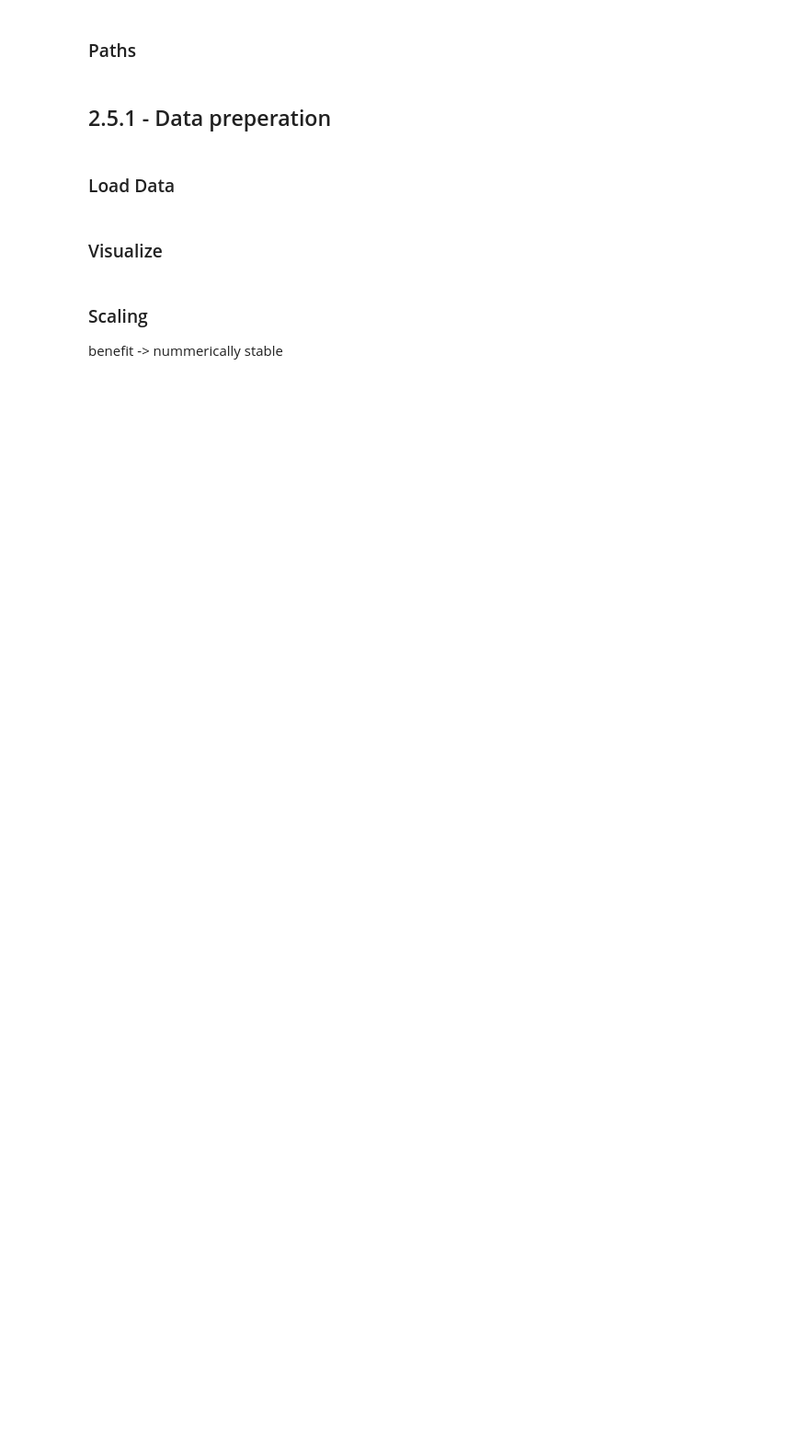
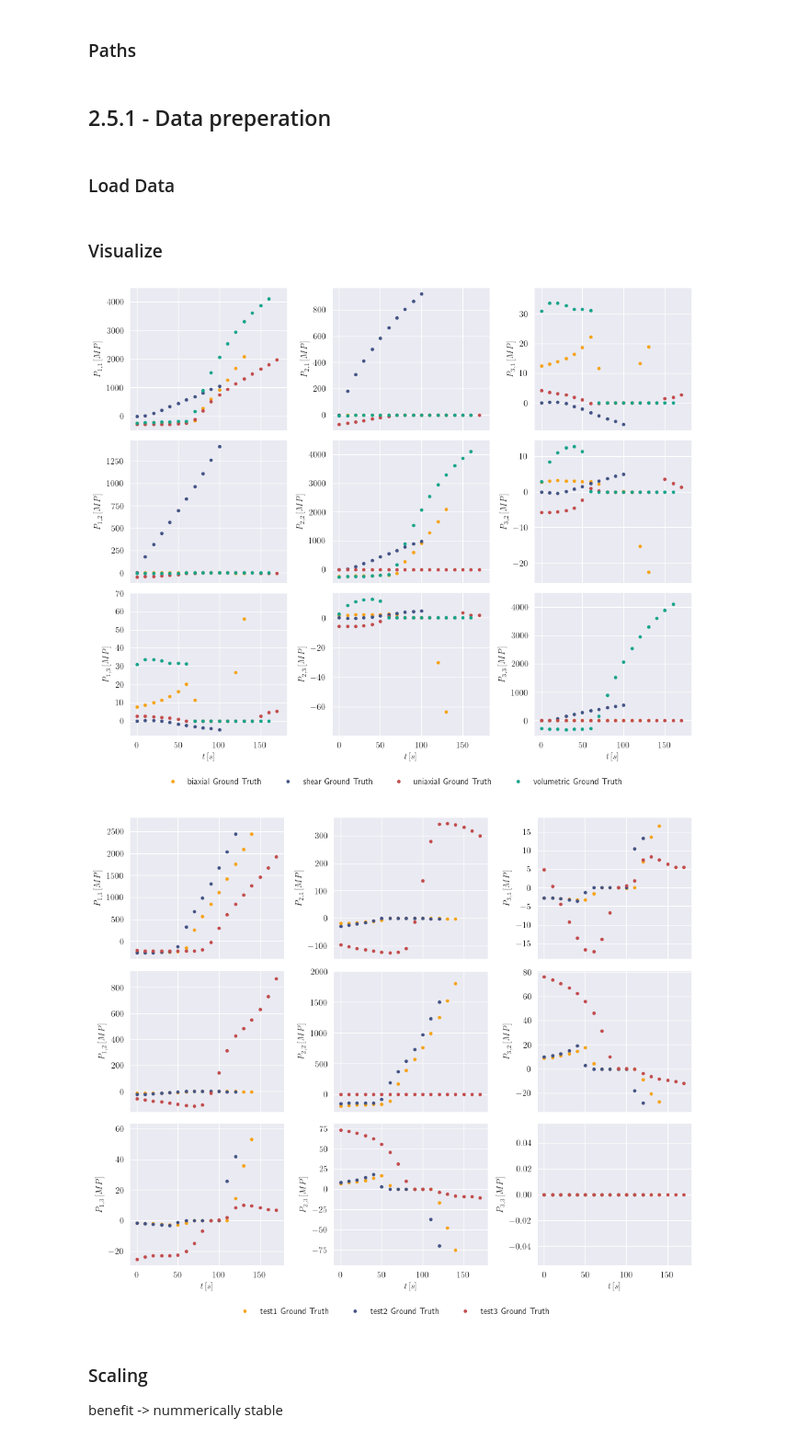
Before and after one commit to ArgoJ/TML4SM_TuD, a Jupyter notebook: hyperelasticity/Task2_5.ipynb, the cells around one changed output. Shown at 92% size. Drawn from its saved outputs; the diff is of its cells as text; code cells hidden in the pictures; blank space fills up the shorter version.

```diff
--- a/hyperelasticity/Task2_5.ipynb
+++ b/hyperelasticity/Task2_5.ipynb
@@ -58,6 +65,12 @@ test_data = {
 }
 # %% [markdown]
 ### Visualize
+# %%
+plot_stress_predictions({key: value[1].numpy().reshape((-1, 9)) for key, value in train_data.items()})
+plot_stress_predictions({key: value[1].numpy().reshape((-1, 9)) for key, value in test_data.items()})
+# %% [output]
+[figure, added]
+[figure, added]
 # %% [markdown]
 ### Scaling
 
```
Also changed, not shown: parts of 13 cells of this notebook, 6 other files.
